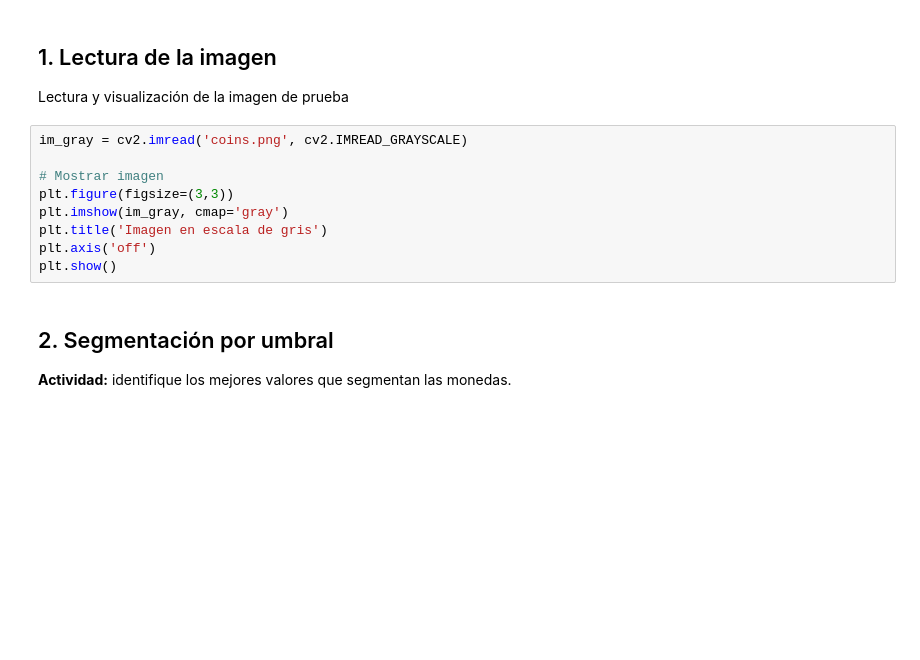
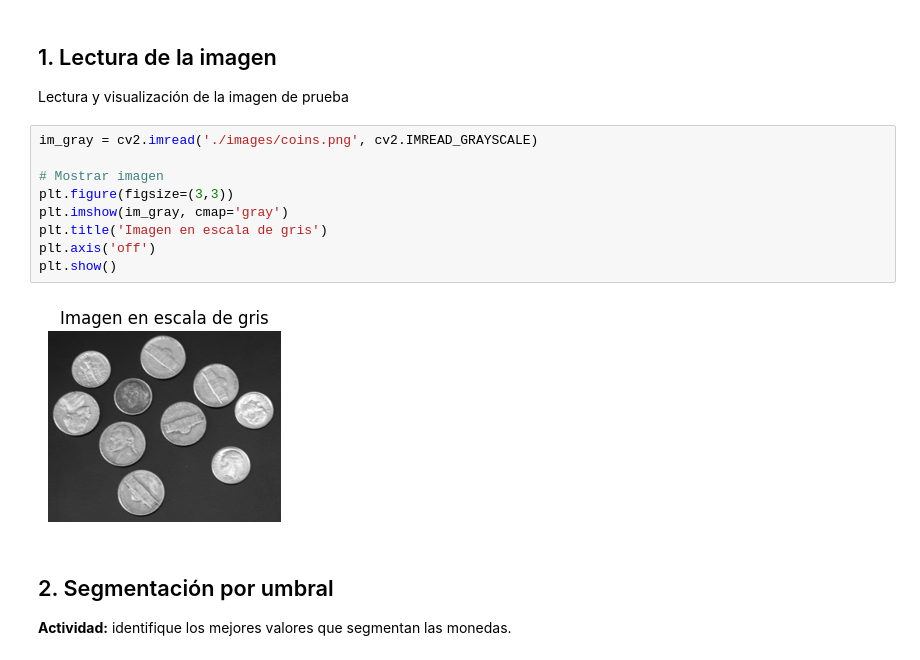
Before and after one commit to Nicolas8aa/cv_2025_1, a Jupyter notebook: lab_05.ipynb, the cells around one changed output. Saved outputs shown, nothing was run; the diff lists cells and outputs as text; blank space fills up the shorter version.

```diff
--- a/lab_05.ipynb
+++ b/lab_05.ipynb
@@ -34,14 +34,16 @@ import matplotlib.pyplot as plt
 
 Lectura y visualización de la imagen de prueba
 # %%
-im_gray = cv2.imread('coins.png', cv2.IMREAD_GRAYSCALE)
+im_gray = cv2.imread('./images/coins.png', cv2.IMREAD_GRAYSCALE)
 
 # Mostrar imagen
 plt.figure(figsize=(3,3))
 plt.imshow(im_gray, cmap='gray')
 plt.title('Imagen en escala de gris')
 plt.axis('off')
 plt.show()
+# %% [output]
+[figure, added]
 # %% [markdown]
 ## 2. Segmentación por umbral
 
```
Also changed, not shown: parts of 6 cells of this notebook, 5 other files.
